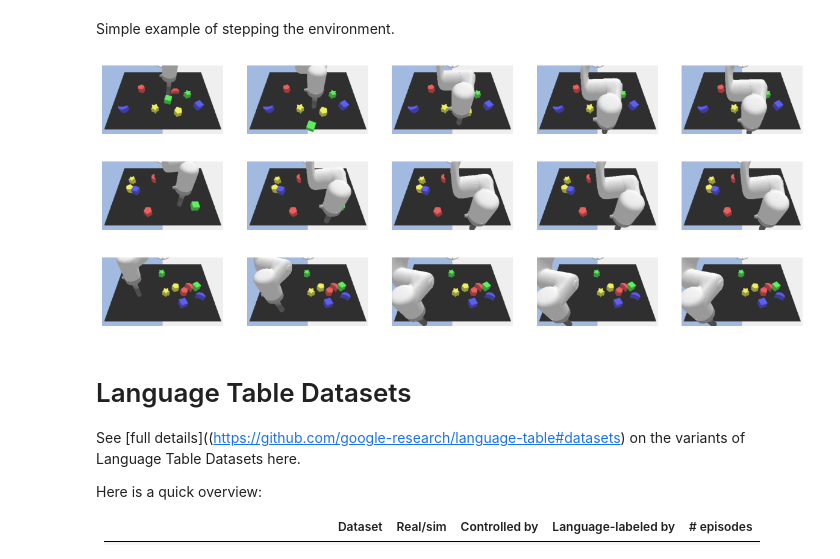
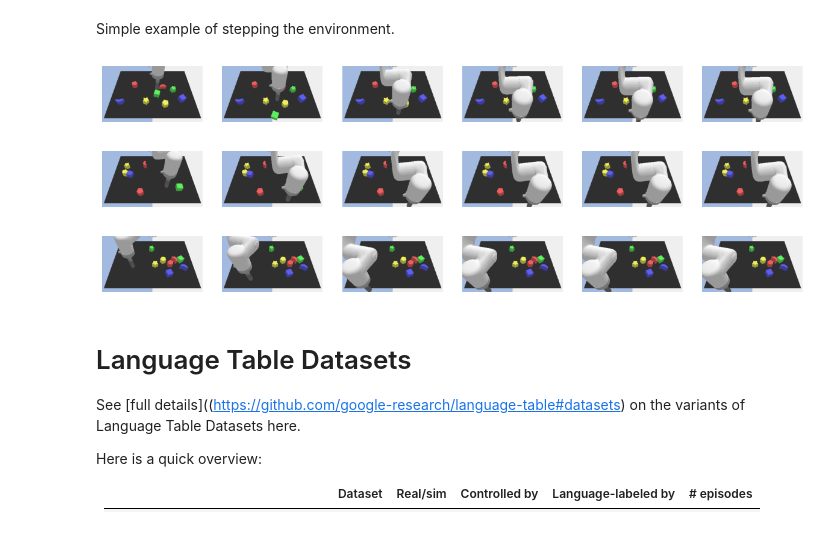
Before and after one commit to 3DAlgoLab/language-table, a Jupyter notebook: language_table/examples/language_table_tutorial.ipynb, the cells around one changed output. Saved outputs shown, nothing was run; the diff lists cells and outputs as text; code cells hidden in the pictures.

```diff
--- a/language_table/examples/language_table_tutorial.ipynb
+++ b/language_table/examples/language_table_tutorial.ipynb
@@ -148,17 +127,19 @@ plt.imshow(env.render())
 Simple example of stepping the environment.
 # %%
 for _ in range(3):
-    env.reset()
-    fig, axes = plt.subplots(1, 5, figsize=(15, 5))
+    obs = env.reset()
+    fig, axes = plt.subplots(1, 6, figsize=(15, 5))
+    ax.set_axis_off()
+    ax.imshow(obs["rgb"])
     for ax in axes:
         obs, _, _, _ = env.step(np.array([0.1, 0]))
         ax.set_axis_off()
         ax.imshow(obs["rgb"])
     plt.show()
 # %% [output]
-[figure, old version]
+[figure, new version]
-[figure, old version]
+[figure, new version]
-[figure, old version]
+[figure, new version]
 # %% [markdown]
 # Language Table Datasets
 
```
Also changed, not shown: parts of 5 cells of this notebook, 20 other files.
